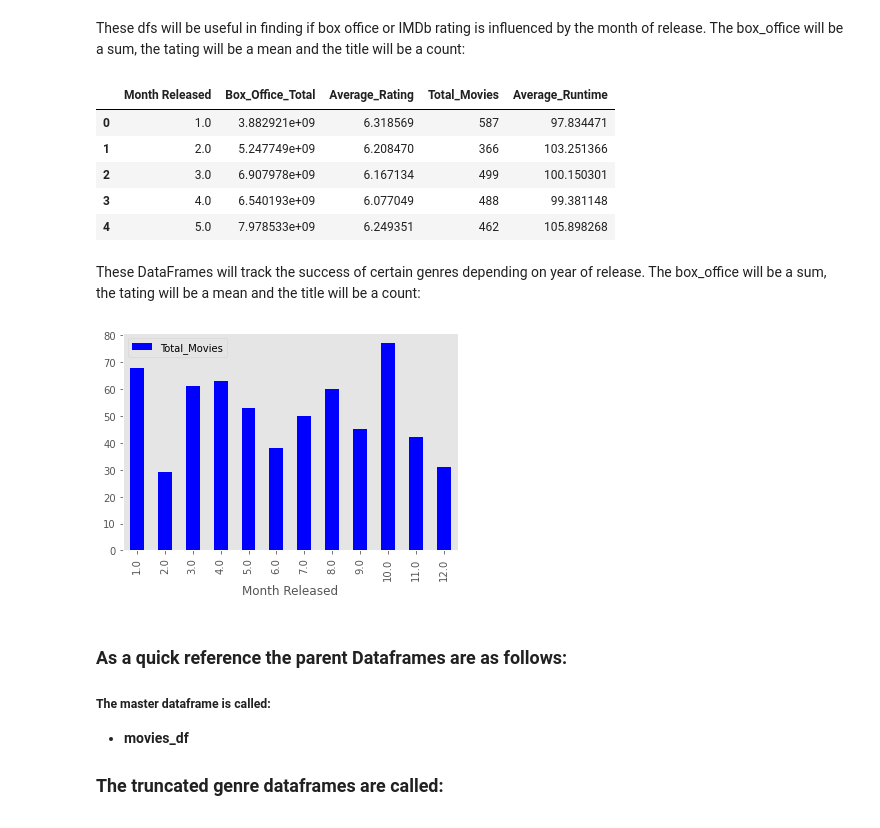
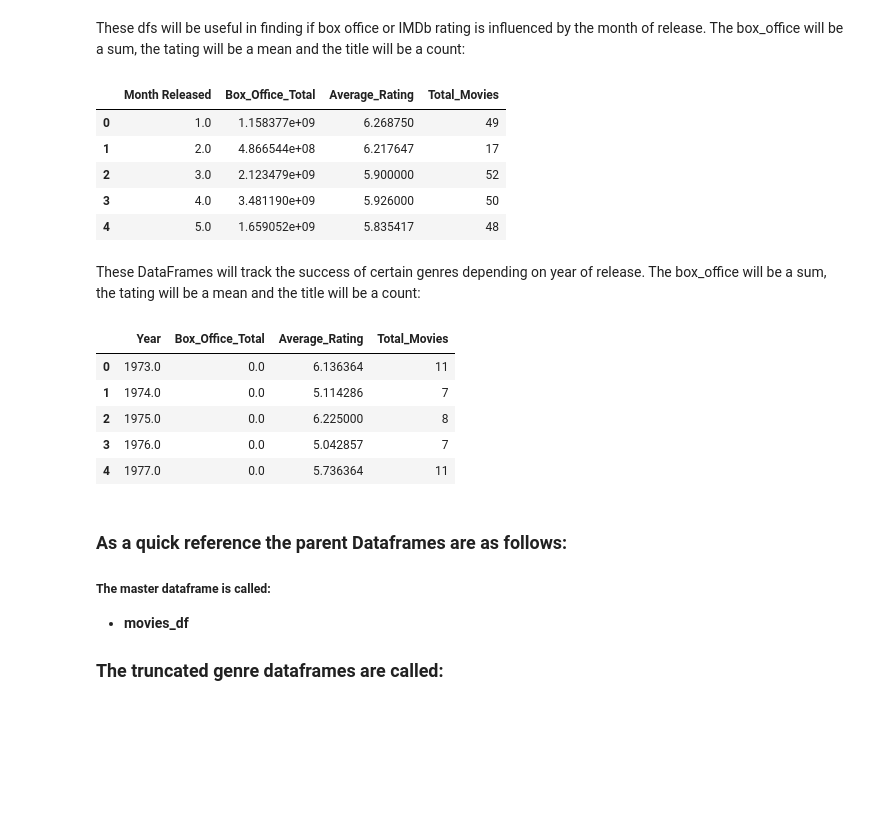
Before and after one commit to Lweston75/Project-One, a Jupyter notebook: movie_graphs.ipynb, the cells around one changed output. Saved outputs shown, nothing was run; the diff lists cells and outputs as text; code cells hidden in the pictures; blank space fills up the shorter version.

```diff
--- a/movie_graphs.ipynb
+++ b/movie_graphs.ipynb
@@ -60,54 +59,40 @@ monthly_horror = horror_df.groupby('Month Released').agg({
 monthly_horror.rename({
     'Box_Office': 'Box_Office_Total',
     'IMDb Rating': 'Average_Rating',
     'Title': 'Total_Movies'
 },inplace = True, axis = 1)
 monthly_romance = romance_df.groupby('Month Released').agg({
     'Box_Office': 'sum',
     'IMDb Rating': 'mean',
     'Title': 'count'
 })
 monthly_romance.rename({
     'Box_Office': 'Box_Office_Total',
     'IMDb Rating': 'Average_Rating',
     'Title': 'Total_Movies'
 },inplace = True, axis = 1)
 monthly_sciFi = sciFi_df.groupby('Month Released').agg({
     'Box_Office': 'sum',
     'IMDb Rating': 'mean',
     'Title': 'count'
 })
 monthly_sciFi.rename({
     'Box_Office': 'Box_Office_Total',
     'IMDb Rating': 'Average_Rating',
     'Title': 'Total_Movies'
 },inplace = True, axis = 1)
 
-all_genres_monthly = movie_df.groupby('Month Released').agg({
-    'Box_Office': 'sum',
-    'IMDb Rating': 'mean',
-    'Title': 'count',
-    'Runtime (mins)': 'mean'
-}).reset_index()
-all_genres_monthly.rename({
-    'Box_Office': 'Box_Office_Total',
-    'IMDb Rating': 'Average_Rating',
-    'Title': 'Total_Movies',
-    'Runtime (mins)': 'Average_Runtime'
-
-},inplace = True, axis = 1)
-
 monthly_horror = monthly_horror.reset_index()
 monthly_romance = monthly_romance.reset_index()
 monthly_sciFi = monthly_sciFi.reset_index()
-all_genres_monthly.head()
+monthly_sciFi.head()
 # %% [output]
-|  | Month Released | Box_Office_Total | Average_Rating | Total_Movies | Average_Runtime |
-| 0 | 1.0 | 3.882921e+09 | 6.318569 | 587 | 97.834471 |
-| 1 | 2.0 | 5.247749e+09 | 6.208470 | 366 | 103.251366 |
-| 2 | 3.0 | 6.907978e+09 | 6.167134 | 499 | 100.150301 |
-| 3 | 4.0 | 6.540193e+09 | 6.077049 | 488 | 99.381148 |
-| 4 | 5.0 | 7.978533e+09 | 6.249351 | 462 | 105.898268 |
+|  | Month Released | Box_Office_Total | Average_Rating | Total_Movies |
+| 0 | 1.0 | 1.158377e+09 | 6.268750 | 49 |
+| 1 | 2.0 | 4.866544e+08 | 6.217647 | 17 |
+| 2 | 3.0 | 2.123479e+09 | 5.900000 | 52 |
+| 3 | 4.0 | 3.481190e+09 | 5.926000 | 50 |
+| 4 | 5.0 | 1.659052e+09 | 5.835417 | 48 |
 # %% [markdown]
 These DataFrames will track the success of certain genres depending on year of release.  The box_office will be a sum, the tating will be a mean and the title will be a count:
 # %%
@@ -144,29 +129,17 @@ yearly_sciFi.rename({
     'Title': 'Total_Movies'
 },inplace = True, axis = 1)
 
-all_genres_yearly = movie_df.groupby('Year').agg({
-    'Box_Office': 'sum',
-    'IMDb Rating': 'mean',
-    'Title': 'count',
-    'Runtime (mins)': 'mean'
-}).reset_index()
-all_genres_yearly.rename({
-    'Box_Office': 'Box_Office_Total',
-    'IMDb Rating': 'Average_Rating',
-    'Title': 'Total_Movies',
-    'Runtime (mins)': 'Average_Runtime'
-
-},inplace = True, axis = 1)
-
 yearly_horror = yearly_horror.reset_index()
 yearly_romance = yearly_romance.reset_index()
 yearly_sciFi = yearly_sciFi.reset_index()
-
-monthly_horror.plot.bar('Month Released','Total_Movies', grid = False, color = 'blue')
-plt.style.use('ggplot')
-plt.show()
+yearly_sciFi.head()
 # %% [output]
-[figure, removed]
+|  | Year | Box_Office_Total | Average_Rating | Total_Movies |
+| 0 | 1973.0 | 0.0 | 6.136364 | 11 |
+| 1 | 1974.0 | 0.0 | 5.114286 | 7 |
+| 2 | 1975.0 | 0.0 | 6.225000 | 8 |
+| 3 | 1976.0 | 0.0 | 5.042857 | 7 |
+| 4 | 1977.0 | 0.0 | 5.736364 | 11 |
 # %% [markdown]
 ### **As a quick reference the parent Dataframes are as follows:**
 
```
Also changed, not shown: parts of 28 cells of this notebook.
